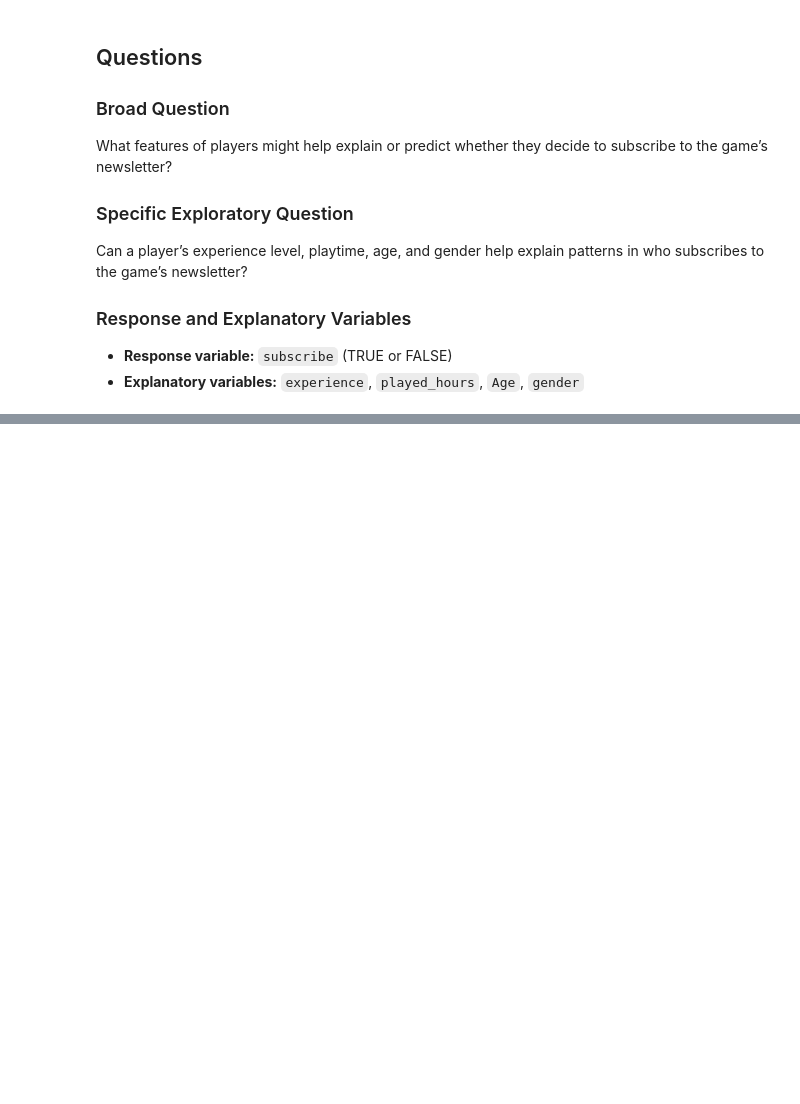
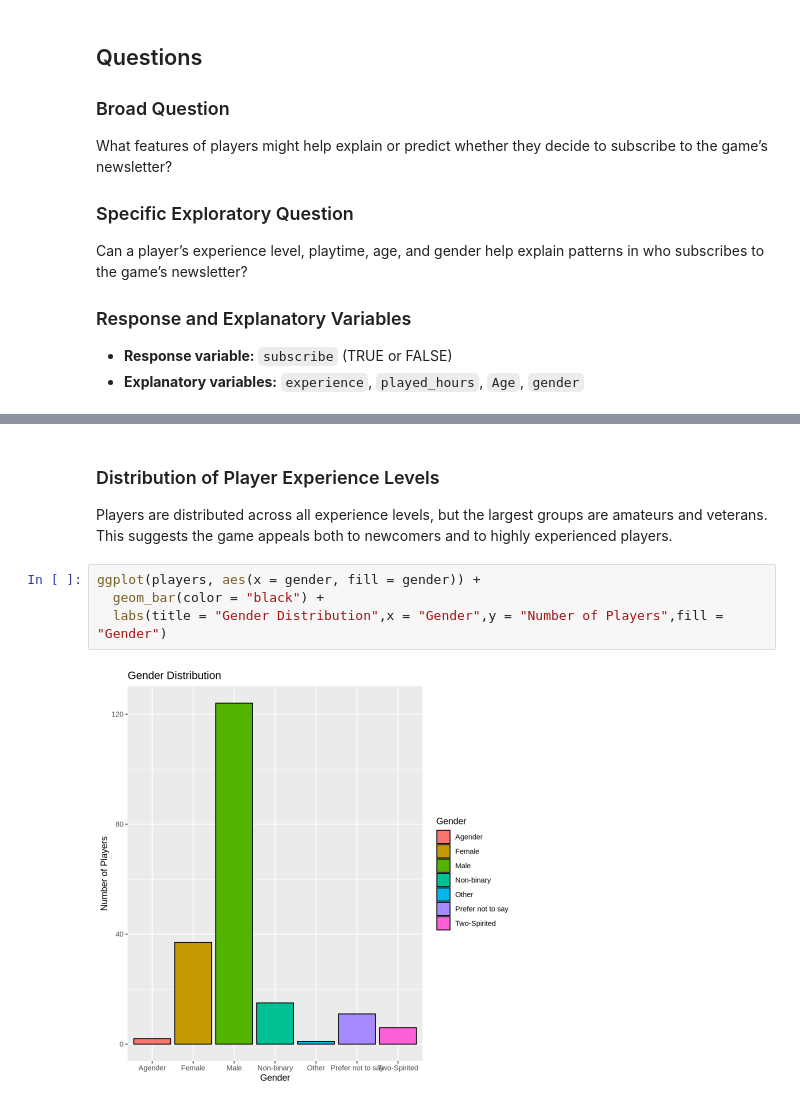
Before and after one commit to cassidoi/dsci-100-2025w1-group36-cassidy, a Jupyter notebook: individual_project.ipynb, the cells around one changed output, grey strips where cells are left out. Saved outputs shown, nothing was run; the diff lists cells and outputs as text; blank space fills up the shorter version.

```diff
--- a/individual_project.ipynb
+++ b/individual_project.ipynb
@@ -202,0 +261,10 @@ Can a player’s experience level, playtime, age, and gender help explain patter
+# %% [markdown]
+### Distribution of Player Experience Levels
+Players are distributed across all experience levels, but the largest groups are amateurs and veterans.
+This suggests the game appeals both to newcomers and to highly experienced players.
+# %%
+ggplot(players, aes(x = gender, fill = gender)) +
+  geom_bar(color = "black") +
+  labs(title = "Gender Distribution",x = "Gender",y = "Number of Players",fill = "Gender")
+# %% [output]
+[figure, added]
```
Also changed, not shown: parts of 10 cells of this notebook.
